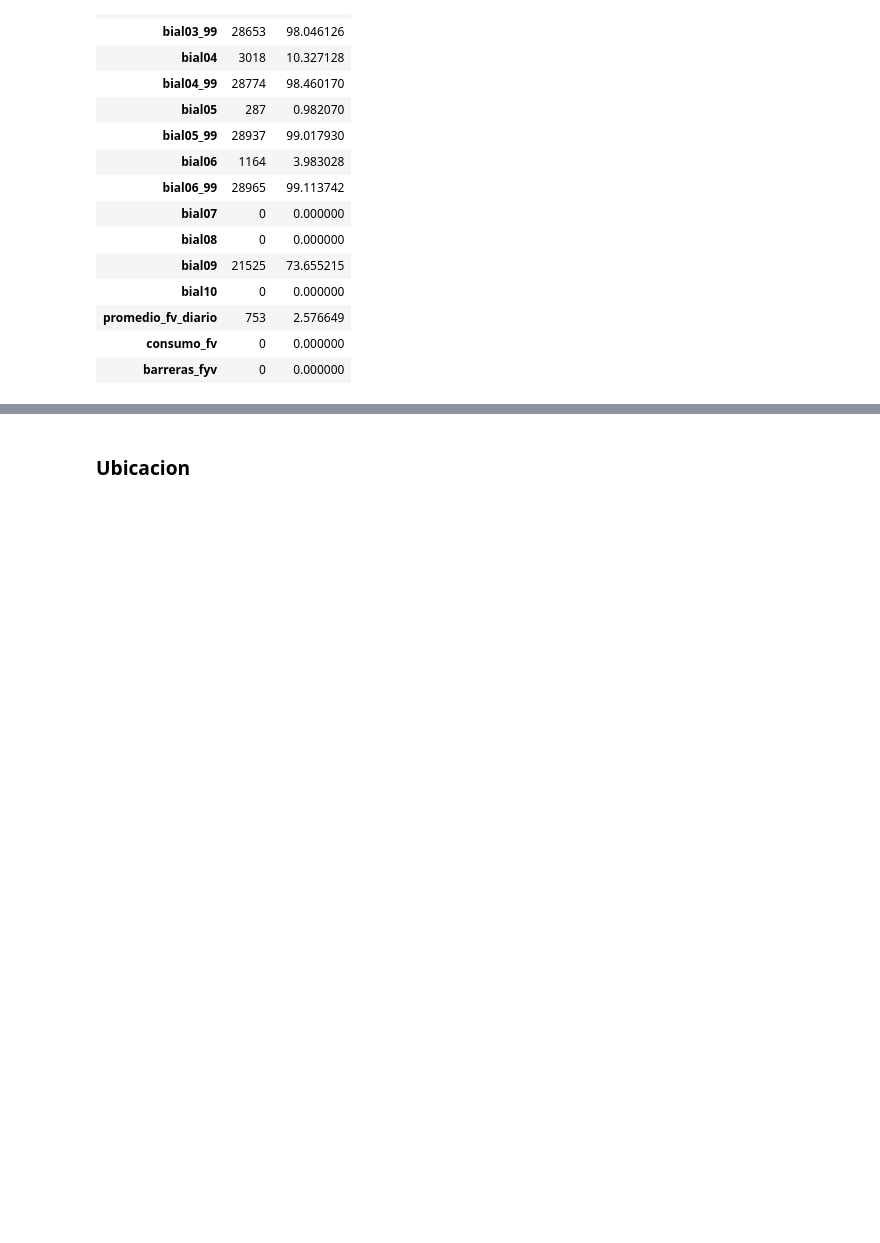
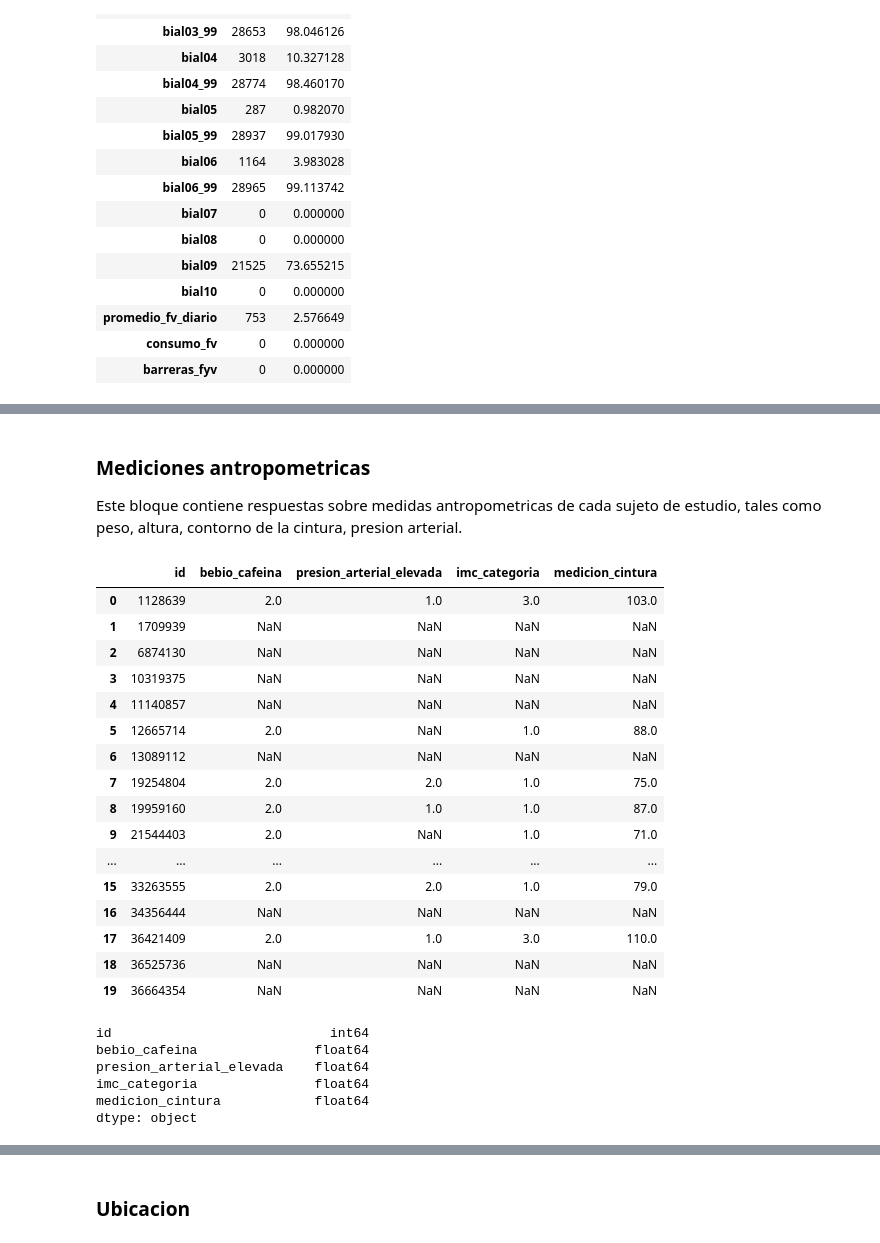
Before and after one commit to Data-Science-YPF/factores_riesgo, a Jupyter notebook: analisisBD.ipynb, the cells around one changed output, grey strips where cells are left out. Cells and saved outputs as stored; diff of their text form; code cells hidden in the pictures; blank space fills up the shorter version.

```diff
--- a/analisisBD.ipynb
+++ b/analisisBD.ipynb
@@ -343,0 +326,70 @@ Name: proportion, dtype: float64
+# %% [markdown]
+### Mediciones antropometricas
+Este bloque contiene respuestas sobre medidas antropometricas de cada sujeto de estudio, tales como peso, altura, contorno de la cintura, presion arterial.
+# %%
+# Creo el DataFrame raw para mediciones antropometricas
+# Selecciono la columna 0 - correspondiente a la columna id - y el rango de preguntas para mediciones antropometricas
+mediciones_antropometricas_raw = pd.DataFrame(friesgo_2018.iloc[:, [0] + list(range(252, 273))]).copy()
+# %%
+# Renombro columnas
+mediciones_antropometricas_raw.rename(columns = {
+    'bima01':               'consentimiento_ma',                                # var categorica
+    'bima02':               'bebio_cafeina',                                    # var categorica
+    'bima03':               'consentimiento_presion',                           # var categorica
+    'bima04_01_a':          'primera_medicion_sistolica',                       # var numerica continua
+    'bima04_01_b':          'primera_medicion_diastolica',                      # var numerica continua
+    'bima04_02_a':          'segunda_medicion_sistolica',                       # var numerica continua
+    'bima04_02_b':          'segunda_medicion_diastolica',                      # var numerica continua
+    'bima04_03_a':          'tercera_medicion_sistolica',                       # var numerica coninua
+    'bima04_03_b':          'primera_medicion_diastolica',                      # var numerica continua
+    'ta_elevada':           'presion_arterial_elevada',                         # var categorica
+    'bima06':               'consentimiento_altura',                            # var categorica
+    'bima07':               'medicion_altura',                                  # var numerica continua
+    'bima09':               'consentimiento_peso',                              # var categorica
+    'bima10':               'medicion_peso',                                    # var numerica continua
+    'bima12':               'consentimiento_cintura',                           # var categorica
+    'bima13':               'medicion_cintura',                                 # var numerica continua
+    'bima14':               'tipo_medicion_cintura',                            # var categorica
+    'imc_bima':             'imc',                                              # var categorica
+    'imc_categorias_bima':  'imc_categoria'                                     # var categorica
+}, inplace = True)
+# %%
+# Selecciono las columnas
+mediciones_antropometricas = mediciones_antropometricas_raw[[
+    'id',
+    'bebio_cafeina',
+    'presion_arterial_elevada',
+    'imc_categoria',
+    'medicion_cintura'
+    ]]
+# %%
+# Visualizo las primeras 20 filas
+mediciones_antropometricas.head(20)
+# %% [output]
+|  | id | bebio_cafeina | presion_arterial_elevada | imc_categoria | medicion_cintura |
+| 0 | 1128639 | 2.0 | 1.0 | 3.0 | 103.0 |
+| 1 | 1709939 | NaN | NaN | NaN | NaN |
+| 2 | 6874130 | NaN | NaN | NaN | NaN |
+| 3 | 10319375 | NaN | NaN | NaN | NaN |
+| 4 | 11140857 | NaN | NaN | NaN | NaN |
+| 5 | 12665714 | 2.0 | NaN | 1.0 | 88.0 |
+| 6 | 13089112 | NaN | NaN | NaN | NaN |
+| 7 | 19254804 | 2.0 | 2.0 | 1.0 | 75.0 |
+| 8 | 19959160 | 2.0 | 1.0 | 1.0 | 87.0 |
+| 9 | 21544403 | 2.0 | NaN | 1.0 | 71.0 |
+| ... | ... | ... | ... | ... | ... |
+| 15 | 33263555 | 2.0 | 2.0 | 1.0 | 79.0 |
+| 16 | 34356444 | NaN | NaN | NaN | NaN |
+| 17 | 36421409 | 2.0 | 1.0 | 3.0 | 110.0 |
+| 18 | 36525736 | NaN | NaN | NaN | NaN |
+| 19 | 36664354 | NaN | NaN | NaN | NaN |
+# %%
+# Determinar tipos de datos de las columnas
+mediciones_antropometricas.dtypes
+# %% [output]
+id                            int64
+bebio_cafeina               float64
+presion_arterial_elevada    float64
+imc_categoria               float64
+medicion_cintura            float64
+dtype: object
```
Also changed, not shown: parts of 35 cells of this notebook, 1 other file.
